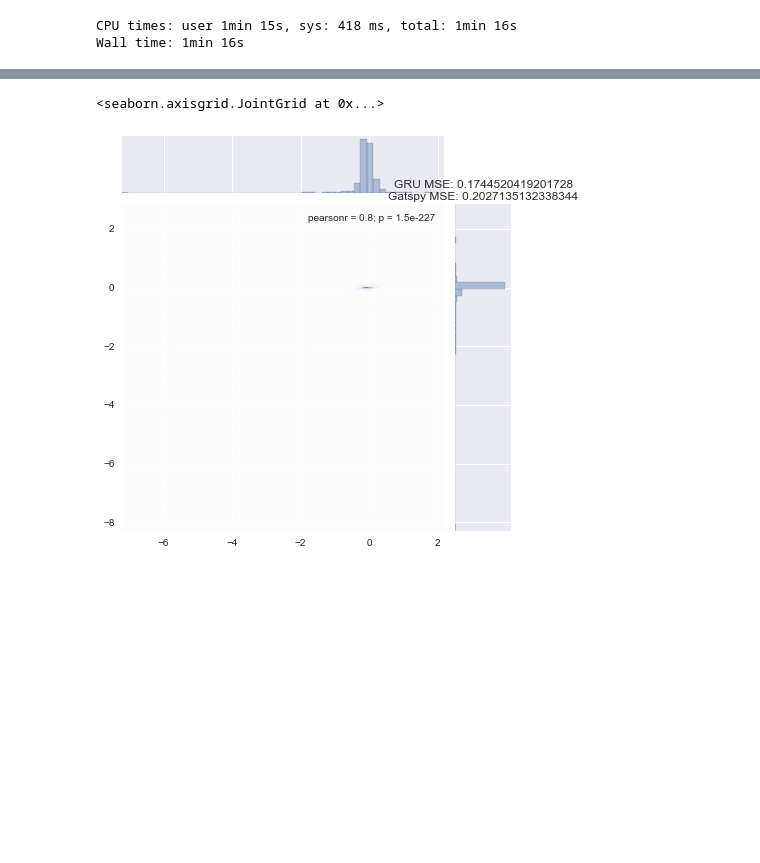
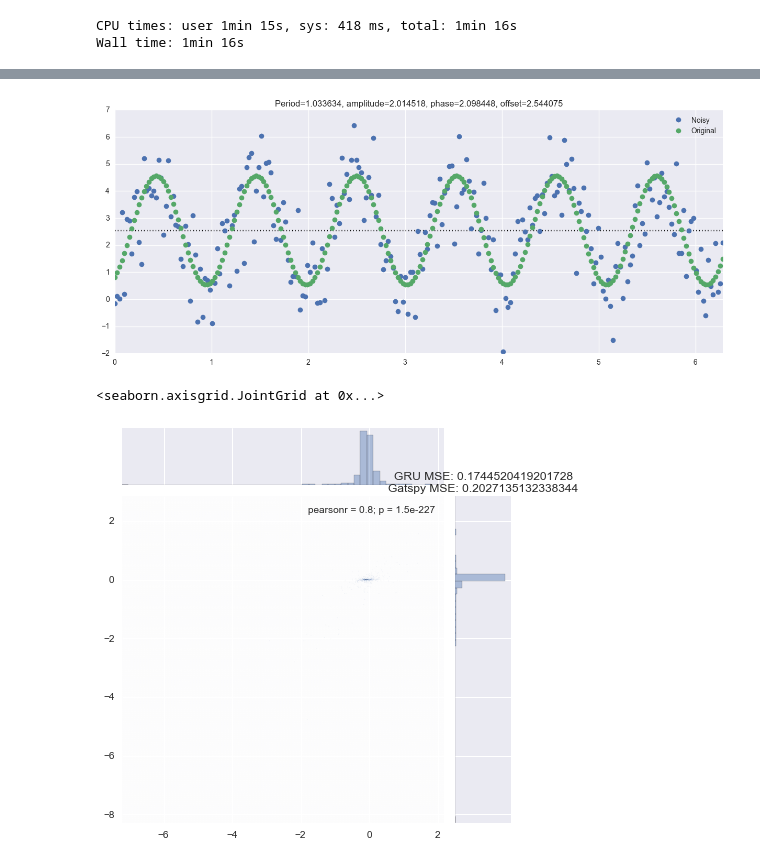
Before and after one commit to bnaul/timeflow, a Jupyter notebook: period.ipynb, the cells around one changed output, grey strips where cells are left out. Saved outputs shown, nothing was run; the diff lists cells and outputs as text; code cells hidden in the pictures; blank space fills up the shorter version.

```diff
--- a/period.ipynb
+++ b/period.ipynb
@@ -88,3 +88,28 @@ plt.title("True ({:3f}, {:3f}, {:3f}, {:3f}), Conv ({:3f}, {:3f}, {:3f}, {:3f}),
+# %%
+i = 13
+p, A, phi, b = Y[test[i]]
+if args.even:
+    t = np.linspace(0, 2 * np.pi, args.n_max)
+    x = X[test[i]].ravel()
+else:
+    t = X[i, :, 0]
+#    x = X[i, :, 1]
+    x = A * np.sin(2 * np.pi / p * t + phi) + b + np.random.normal(size=len(t), loc=0, scale=1)
+plt.plot(t, x, 'o')
+
+plt.plot(t, A * np.sin(2 * np.pi / p * t + phi) + b, 'o')
+
+plt.legend(['Noisy', 'Original'])
+plt.title("Period={:3f}, amplitude={:3f}, phase={:3f}, offset={:3f}".format(p, A, phi - np.pi, b))
+plt.xlim([0, 2 * np.pi])
+plt.hlines([b], 0, 2 * np.pi, linestyles='dotted')
+#plt.vlines([phi], -3, 6, linestyles='dotted')
+if args.even:
+    plt.savefig("periodic_even.png")
+else:
+    plt.savefig("periodic_uneven.png")
+# %% [output]
+[figure, added]
 # %%
 sns.jointplot(pred_gru[:, 0] - Y[test, 0], pred_gat[:, 0] - Y[test, 0], kind='hex')
 plt.title("GRU MSE: {}\nGatspy MSE: {}".format(np.mean((pred_gru[:, 0] - Y[test, 0]) ** 2), np.mean((pred_gat[:, 0] - Y[test, 0]) ** 2)))
```
Also changed, not shown: parts of 2 cells of this notebook, 2 other files.
